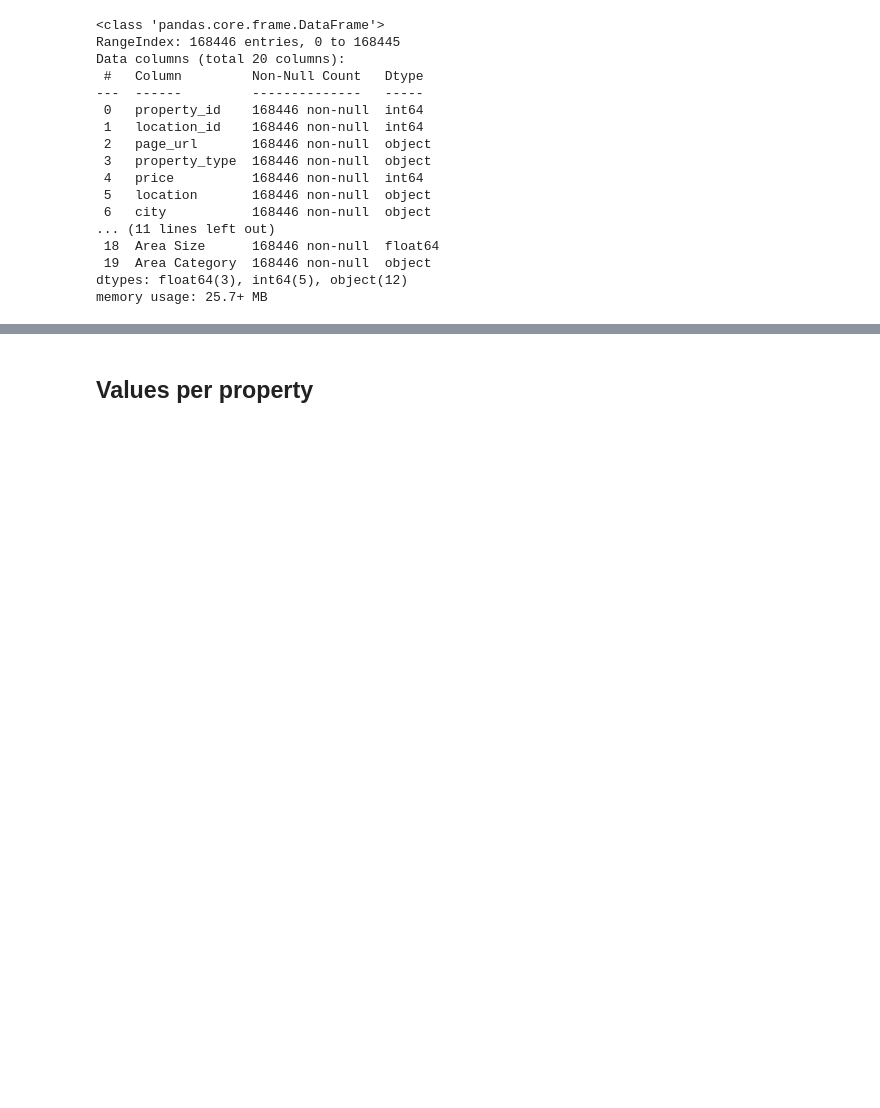
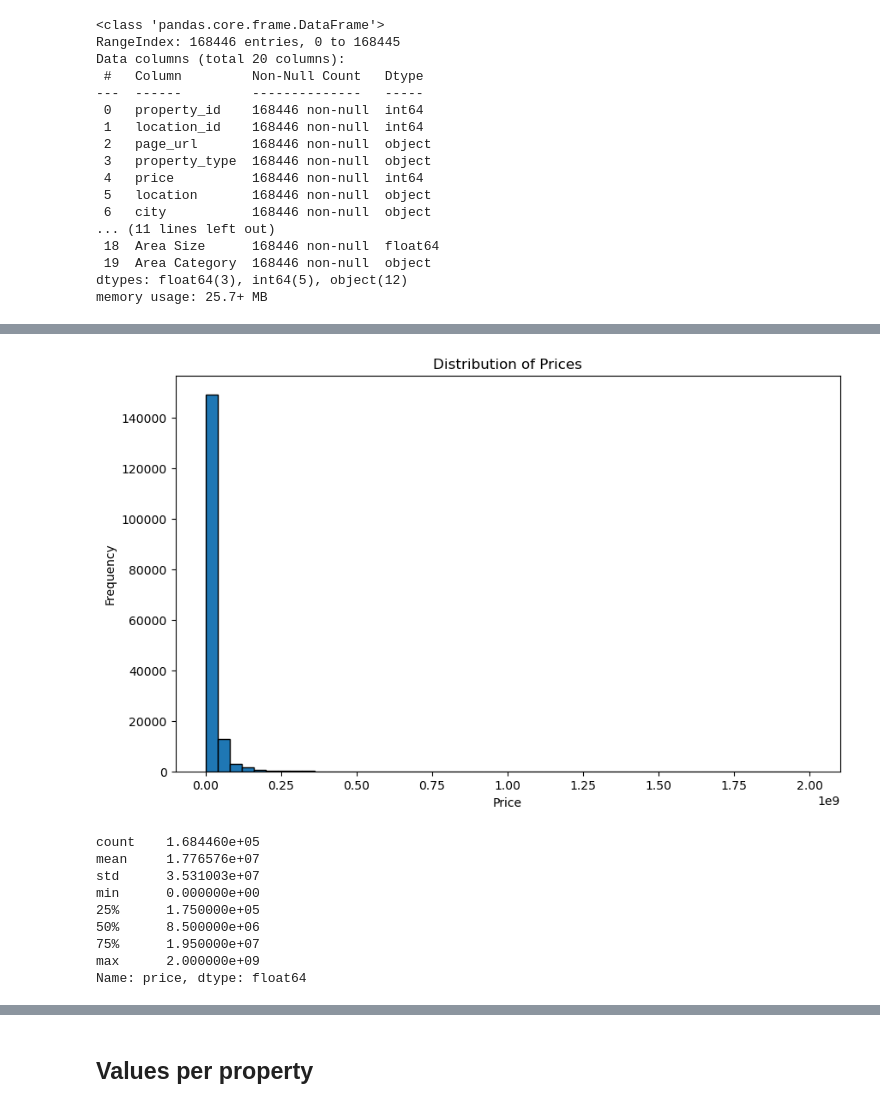
Before and after one commit to liviubalan/data-science-projects, a Jupyter notebook: kaggle/01-house-prices-2023/01-Kaggle House Prices 2023.ipynb, the cells around one changed output, grey strips where cells are left out. Drawn from its saved outputs; the diff is of its cells as text; code cells hidden in the pictures; blank space fills up the shorter version.

```diff
--- a/kaggle/01-house-prices-2023/01-Kaggle House Prices 2023.ipynb
+++ b/kaggle/01-house-prices-2023/01-Kaggle House Prices 2023.ipynb
@@ -58,3 +63,26 @@ df.describe()
 | 50% | 1.665851e+07 | 3286.000000 | 8.500000e+06 | 31.459784 | 73.056182 | 3.000000 | 3.000000 | 5.000000 |
 | 75% | 1.708662e+07 | 7220.000000 | 1.950000e+07 | 33.560887 | 73.259870 | 4.000000 | 4.000000 | 8.000000 |
 | max | 1.735772e+07 | 14220.000000 | 2.000000e+09 | 73.184088 | 80.161430 | 403.000000 | 68.000000 | 800.000000 |
+# %%
+# Plotting a histogram for the 'price' column
+plt.figure(figsize=(10, 6))
+plt.hist(df['price'], bins=50, edgecolor='black')
+plt.title('Distribution of Prices')
+plt.xlabel('Price')
+plt.ylabel('Frequency')
+plt.show()
+
+# Additional statistics
+price_stats = df['price'].describe()
+print(price_stats)
+# %% [output]
+[figure, added]
+count    1.684460e+05
+mean     1.776576e+07
+std      3.531003e+07
+min      0.000000e+00
+25%      1.750000e+05
+50%      8.500000e+06
+75%      1.950000e+07
+max      2.000000e+09
+Name: price, dtype: float64
```
Also changed, not shown: parts of 44 cells of this notebook.
